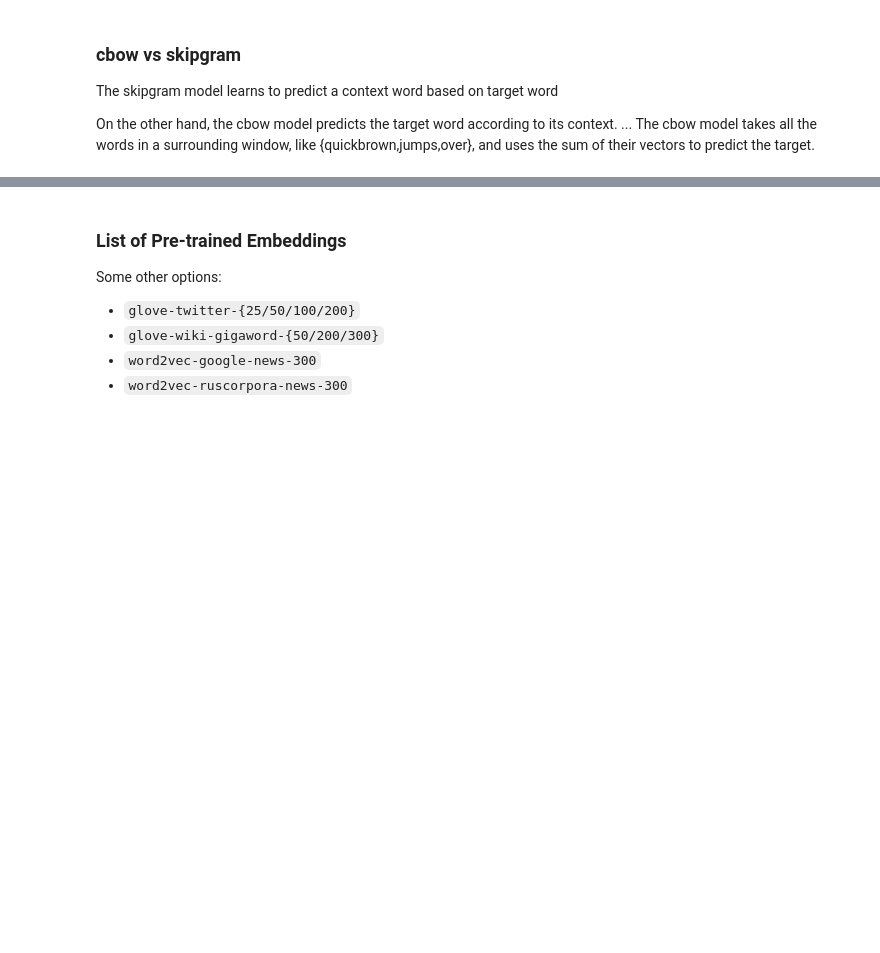
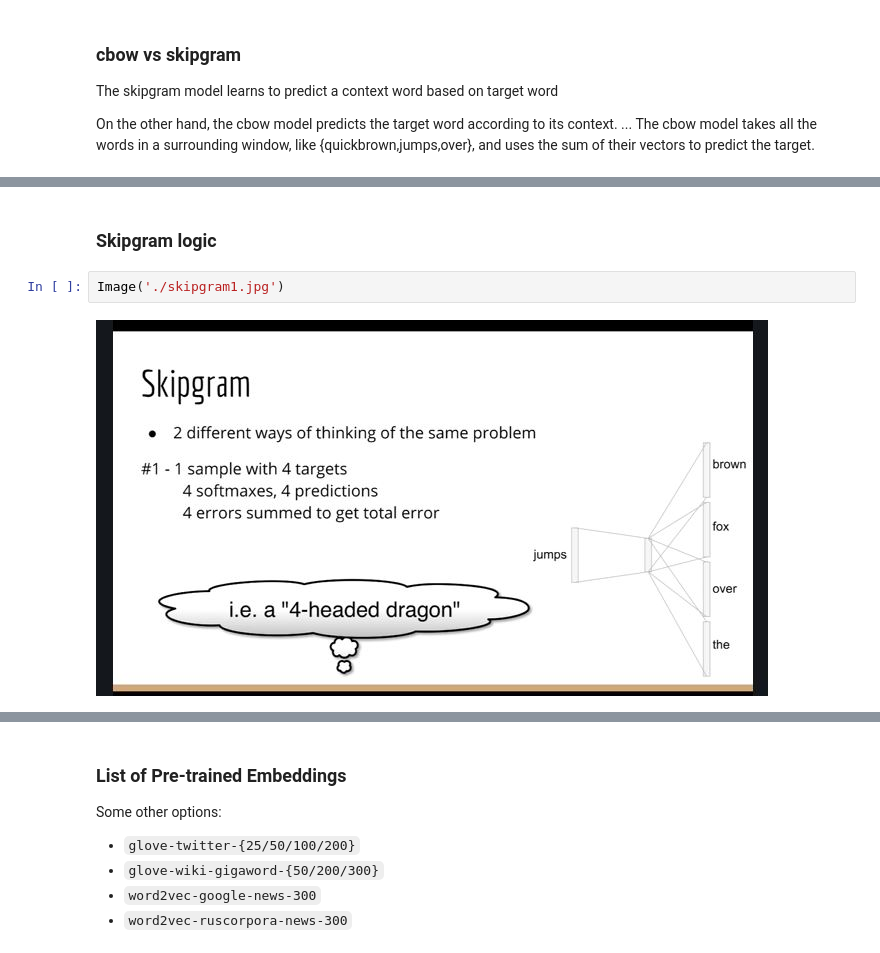
Before and after one commit to arunabh15091989/LighthouseLabs-LectureNotes, a Jupyter notebook: W8D3/W8D3- NLP1.ipynb, the cells around one changed output, grey strips where cells are left out. Drawn from its saved outputs; the diff is of its cells as text; blank space fills up the shorter version.

```diff
--- a/W8D3/W8D3- NLP1.ipynb
+++ b/W8D3/W8D3- NLP1.ipynb
@@ -356,0 +413,6 @@ On the other hand, the cbow model predicts the target word according to its cont
+# %% [markdown]
+### Skipgram logic
+# %%
+Image('./skipgram1.jpg')
+# %% [output]
+[figure, added]
```
Also changed, not shown: parts of 35 cells of this notebook, 16 other files.
